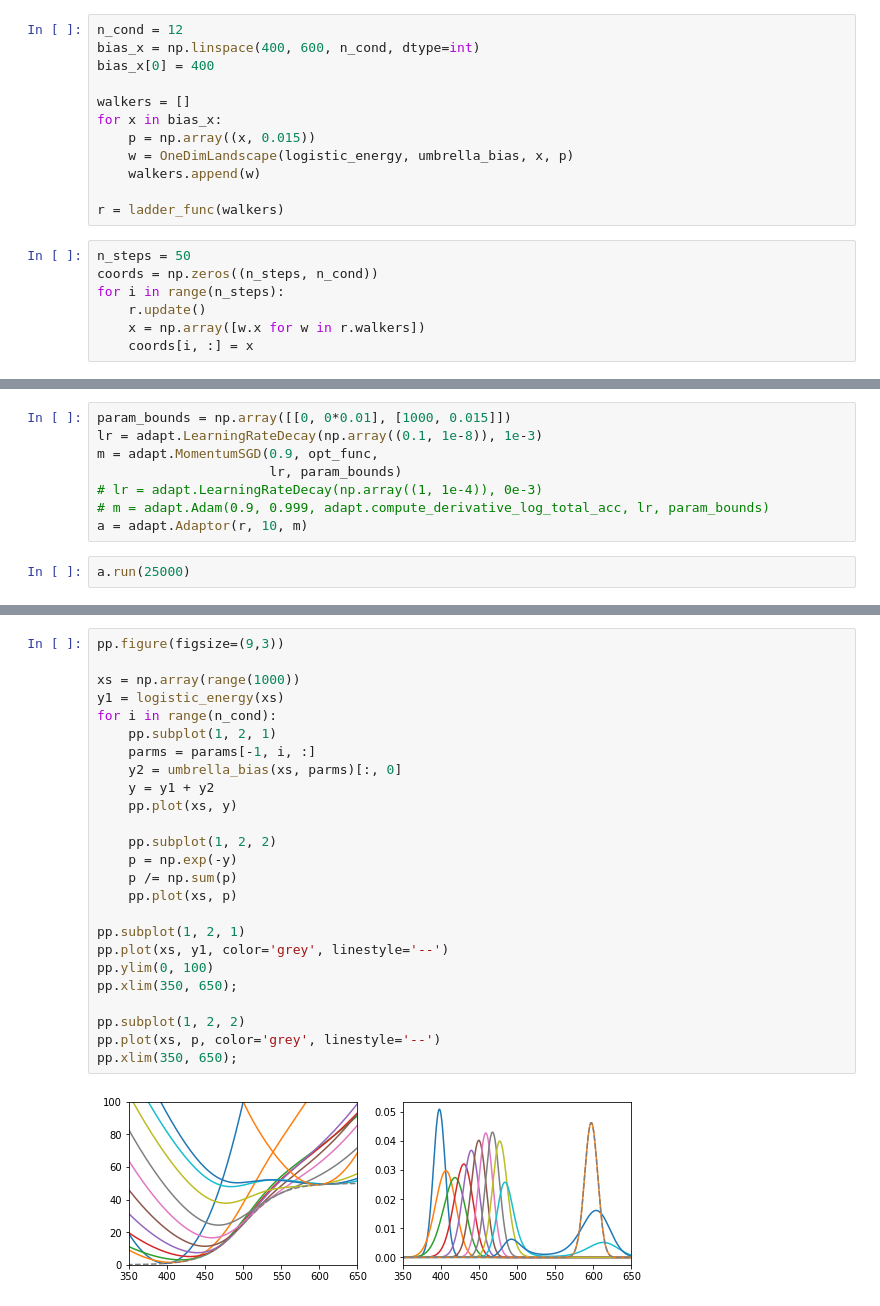
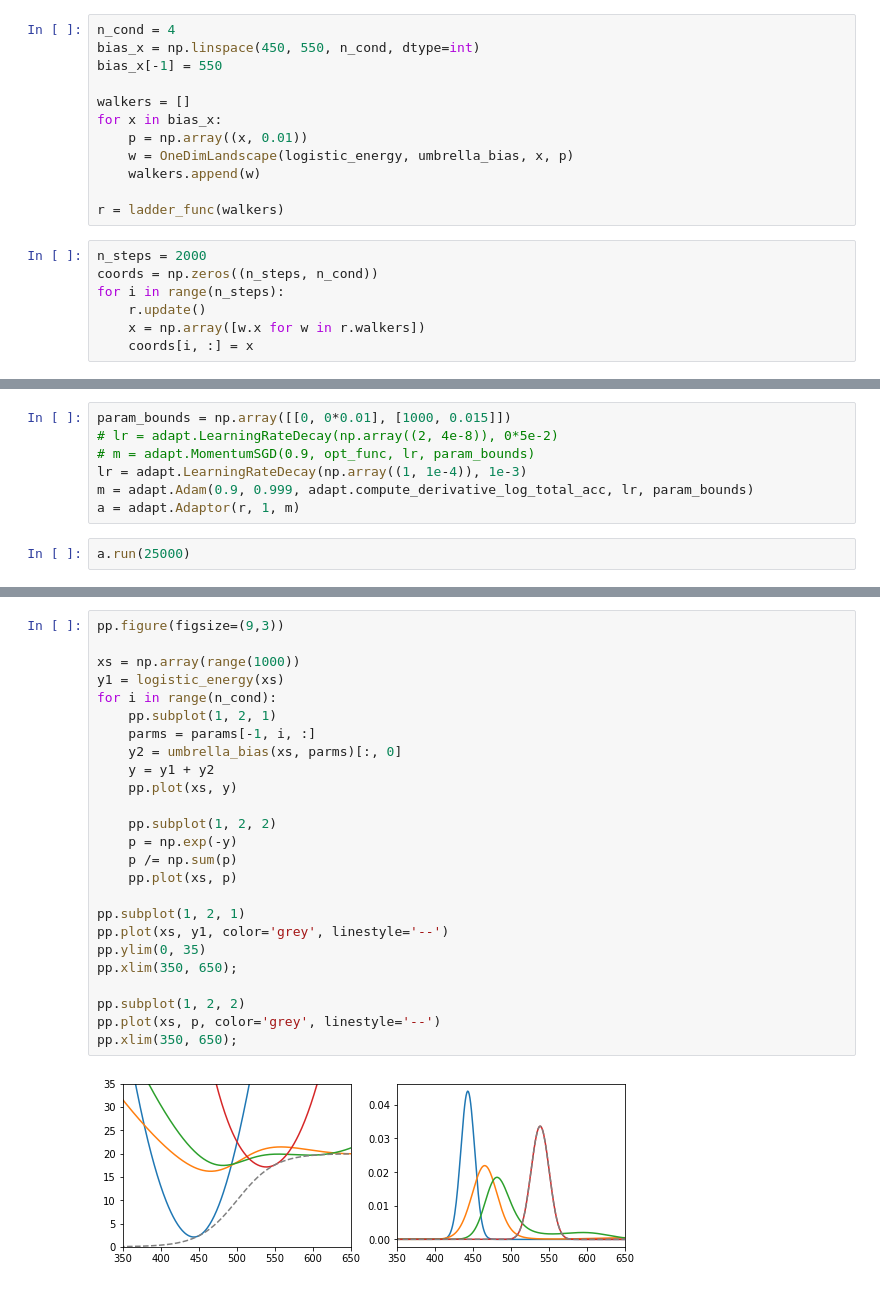
Before and after one commit to maccallumlab/adaptremd, a Jupyter notebook: example.ipynb, the cells around one changed output, grey strips where cells are left out. Drawn from its saved outputs; the diff is of its cells as text.

```diff
--- a/example.ipynb
+++ b/example.ipynb
@@ -16,17 +14,17 @@ opt_func = adapt.compute_derivative_log_total_acc_pen
 # %%
-n_cond = 12
-bias_x = np.linspace(400, 600, n_cond, dtype=int)
-bias_x[0] = 400
+n_cond = 4
+bias_x = np.linspace(450, 550, n_cond, dtype=int)
+bias_x[-1] = 550
 
 walkers = []
 for x in bias_x:
-    p = np.array((x, 0.015))
+    p = np.array((x, 0.01))
     w = OneDimLandscape(logistic_energy, umbrella_bias, x, p)
     walkers.append(w)
 
 r = ladder_func(walkers)
 # %%
-n_steps = 50
+n_steps = 2000
 coords = np.zeros((n_steps, n_cond))
 for i in range(n_steps):
     r.update()
@@ -43,11 +41,10 @@ pp.plot(acc1, marker='o')
 # %%
 param_bounds = np.array([[0, 0*0.01], [1000, 0.015]])
-lr = adapt.LearningRateDecay(np.array((0.1, 1e-8)), 1e-3)
-m = adapt.MomentumSGD(0.9, opt_func,
-                      lr, param_bounds)
-# lr = adapt.LearningRateDecay(np.array((1, 1e-4)), 0e-3)
-# m = adapt.Adam(0.9, 0.999, adapt.compute_derivative_log_total_acc, lr, param_bounds)
-a = adapt.Adaptor(r, 10, m)
+# lr = adapt.LearningRateDecay(np.array((2, 4e-8)), 0*5e-2)
+# m = adapt.MomentumSGD(0.9, opt_func, lr, param_bounds)
+lr = adapt.LearningRateDecay(np.array((1, 1e-4)), 1e-3)
+m = adapt.Adam(0.9, 0.999, adapt.compute_derivative_log_total_acc, lr, param_bounds)
+a = adapt.Adaptor(r, 1, m)
 # %%
 a.run(25000)
 # %%
@@ -108,27 +97,27 @@ print a1, a2, a2 / a1
 # %%
 pp.figure(figsize=(9,3))
 
 xs = np.array(range(1000))
 y1 = logistic_energy(xs)
 for i in range(n_cond):
     pp.subplot(1, 2, 1)
     parms = params[-1, i, :]
     y2 = umbrella_bias(xs, parms)[:, 0]
     y = y1 + y2
     pp.plot(xs, y)
 
     pp.subplot(1, 2, 2)
     p = np.exp(-y)
     p /= np.sum(p)
     pp.plot(xs, p)
 
 pp.subplot(1, 2, 1)
 pp.plot(xs, y1, color='grey', linestyle='--')
-pp.ylim(0, 100)
+pp.ylim(0, 35)
 pp.xlim(350, 650);
 
 pp.subplot(1, 2, 2)
 pp.plot(xs, p, color='grey', linestyle='--')
 pp.xlim(350, 650);
 # %% [output]
-[figure, old version]
+[figure, new version]
```
Also changed, not shown: parts of 9 cells of this notebook, 7 other files.
